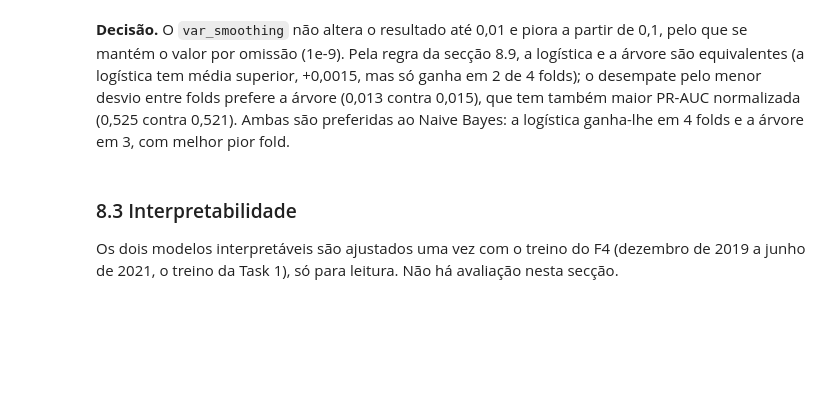
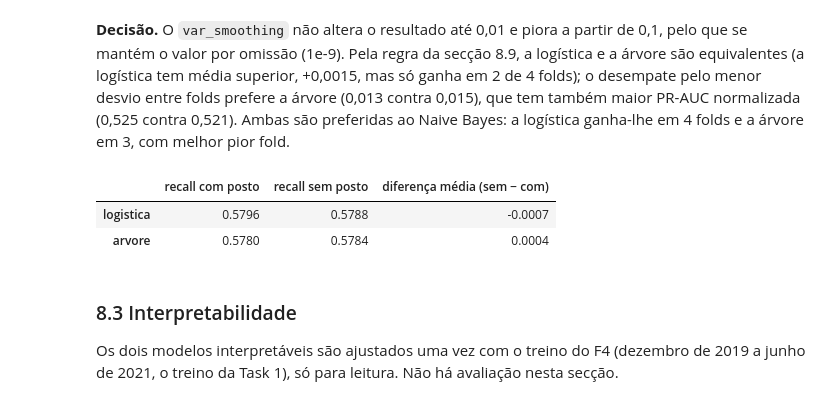
Before and after one commit to 1231478-Ellah-Fleischmann/MINDD-PROJETO, a Jupyter notebook: task3.ipynb, the cells around one changed output. Cells and saved outputs as stored; diff of their text form; code cells hidden in the pictures; blank space fills up the shorter version.

```diff
--- a/task3.ipynb
+++ b/task3.ipynb
@@ -666,6 +666,21 @@ pd.DataFrame(linhas).T.round(4)
 |  | arvore | -0.0036 | 0.0062 | 1.0 | 0.5593 | 0.5639 |
 # %% [markdown]
 **Decisão.** O `var_smoothing` não altera o resultado até 0,01 e piora a partir de 0,1, pelo que se mantém o valor por omissão (1e-9). Pela regra da secção 8.9, a logística e a árvore são equivalentes (a logística tem média superior, +0,0015, mas só ganha em 2 de 4 folds); o desempate pelo menor desvio entre folds prefere a árvore (0,013 contra 0,015), que tem também maior PR-AUC normalizada (0,525 contra 0,521). Ambas são preferidas ao Naive Bayes: a logística ganha-lhe em 4 folds e a árvore em 3, com melhor pior fold.
+# %%
+# Logística e árvore com e sem o posto (combinação 4)
+sem_posto = {}
+for m, hp in {"logistica": {}, "arvore": {"max_depth": 12, "min_samples_leaf": 200}}.items():
+    com = resultados[m]
+    sem = avaliar_folds(df, ab.fabricar_scorer(m, GRUPOS_TODOS, None, **hp), X_ALERTAS)
+    c = comparar(sem, com, "recall")
+    sem_posto[m] = {"recall com posto": com["recall"].mean(),
+                    "recall sem posto": sem["recall"].mean(),
+                    "diferença média (sem − com)": c["diferença média"]}
+pd.DataFrame(sem_posto).T.round(4)
+# %% [output]
+|  | recall com posto | recall sem posto | diferença média (sem − com) |
+| logistica | 0.5796 | 0.5788 | -0.0007 |
+| arvore | 0.5780 | 0.5784 | 0.0004 |
 # %% [markdown]
 ### 8.3 Interpretabilidade
 
```
Also changed, not shown: parts of 10 cells of this notebook.
